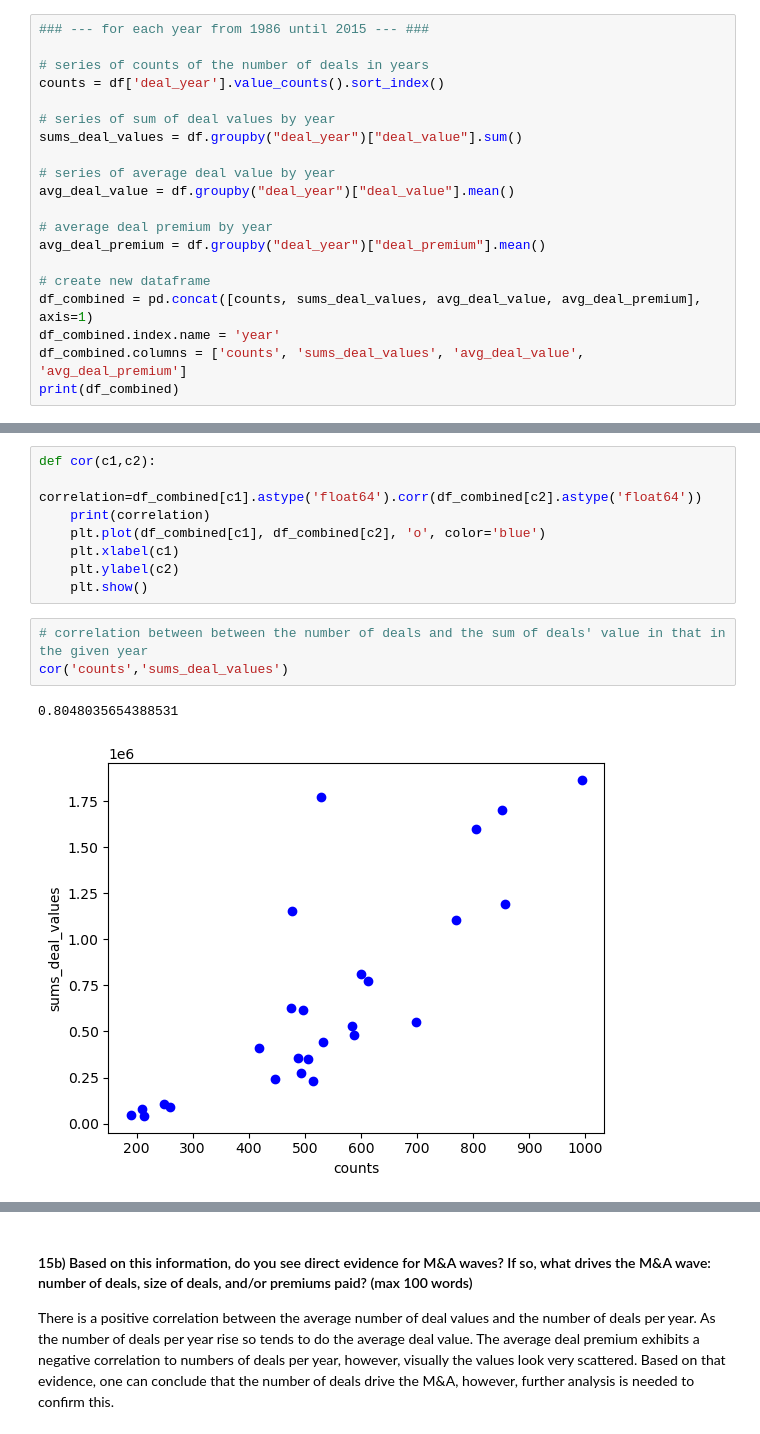
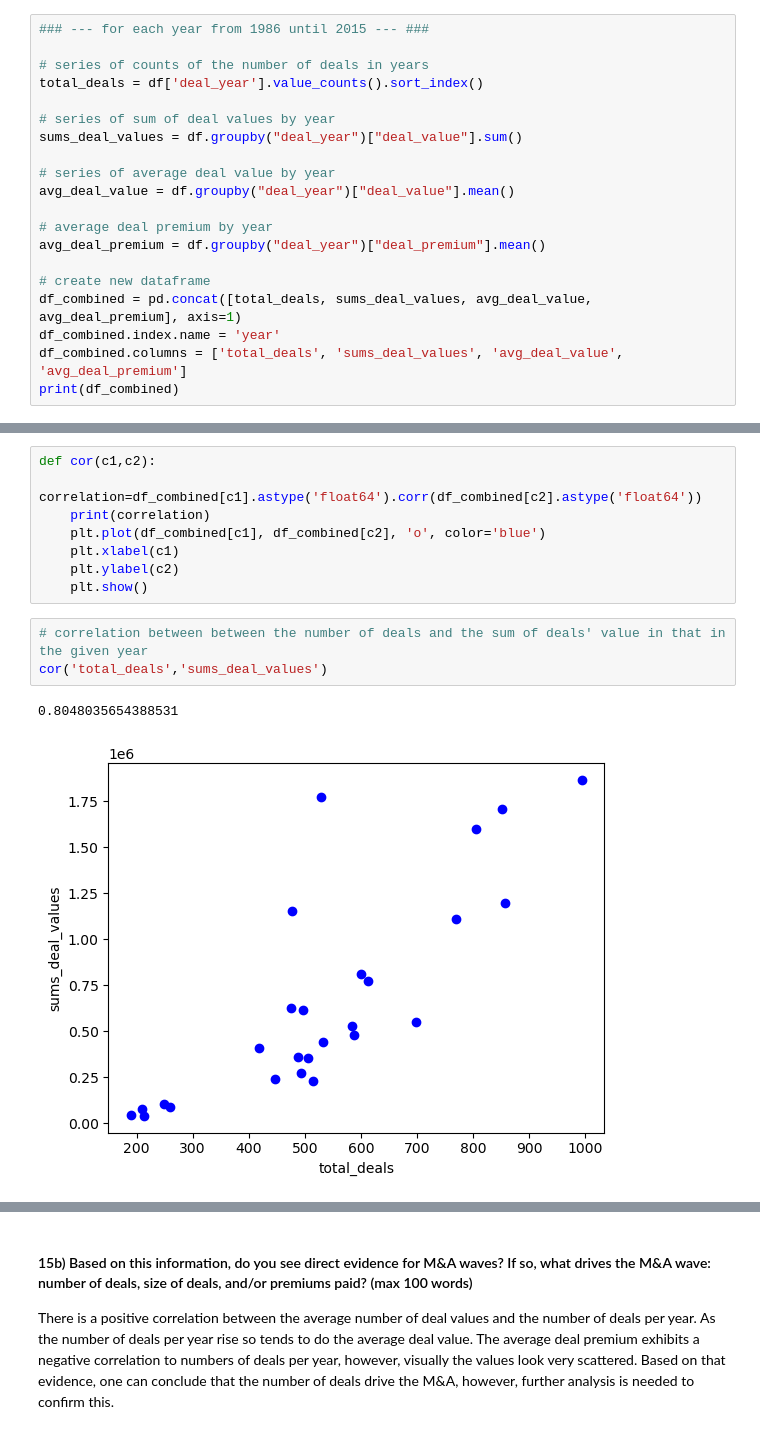
Before and after one commit to SimonRbk95/Strategy_Analytics, a Jupyter notebook: Tutorial_1/T1_assignment.ipynb, the cells around one changed output, grey strips where cells are left out. Cells and saved outputs as stored; diff of their text form.

```diff
--- a/Tutorial_1/T1_assignment.ipynb
+++ b/Tutorial_1/T1_assignment.ipynb
@@ -120,7 +120,7 @@ df.loc[df['acq_sic4'] == df['tar_sic4'], column_name].mean()
 ### --- for each year from 1986 until 2015 --- ###
 
 # series of counts of the number of deals in years
-counts = df['deal_year'].value_counts().sort_index()
+total_deals = df['deal_year'].value_counts().sort_index()
 
 # series of sum of deal values by year
 sums_deal_values = df.groupby("deal_year")["deal_value"].sum()
@@ -132,8 +132,8 @@ avg_deal_value = df.groupby("deal_year")["deal_value"].mean()
 avg_deal_premium = df.groupby("deal_year")["deal_premium"].mean()
 
 # create new dataframe
-df_combined = pd.concat([counts, sums_deal_values, avg_deal_value, avg_deal_premium], axis=1)
+df_combined = pd.concat([total_deals, sums_deal_values, avg_deal_value, avg_deal_premium], axis=1)
 df_combined.index.name = 'year'
-df_combined.columns = ['counts', 'sums_deal_values', 'avg_deal_value', 'avg_deal_premium']
+df_combined.columns = ['total_deals', 'sums_deal_values', 'avg_deal_value', 'avg_deal_premium']
 print(df_combined)
 # %% [output]
@@ -166,9 +166,9 @@ def cor(c1,c2):
     plt.show()
 # %%
 # correlation between between the number of deals and the sum of deals' value in that in the given year
-cor('counts','sums_deal_values')
+cor('total_deals','sums_deal_values')
 # %% [output]
 0.8048035654388531
-[figure, old version]
+[figure, new version]
 # %%
 # correlation between number of deals in a year and the avg of the deal value per year
```
Also changed, not shown: parts of 3 cells of this notebook.
